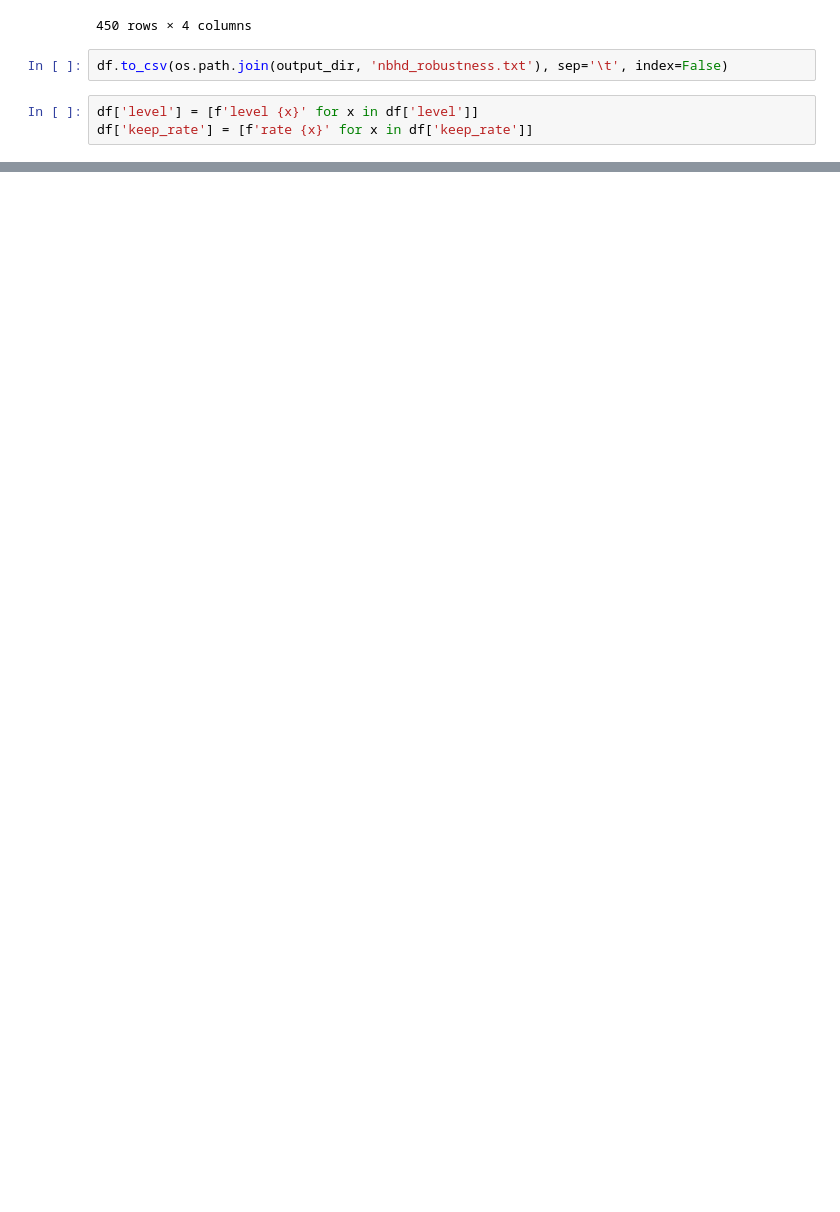
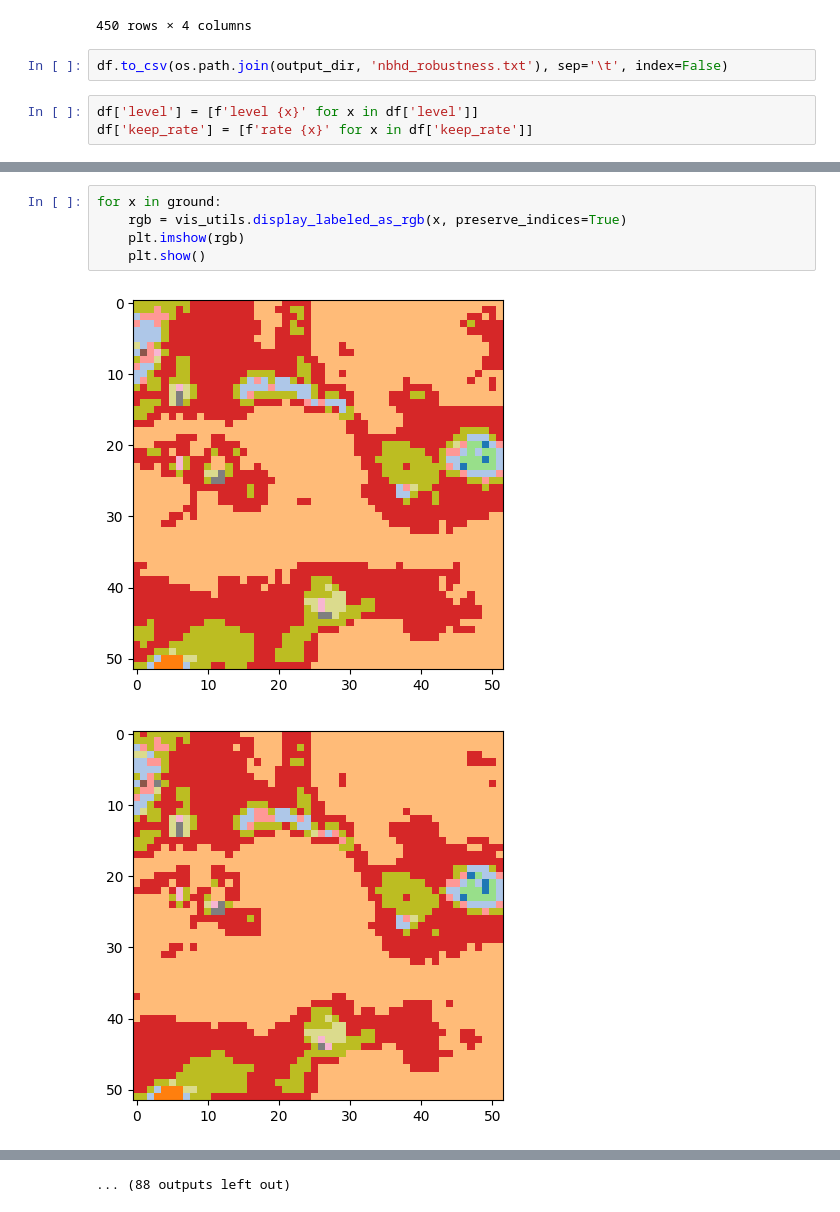
Before and after one commit to ding-lab/mushroom, a Jupyter notebook: notebooks/manuscript/submission_v1/step6_qc_analysis_lightsheet.ipynb, the cells around one changed output, grey strips where cells are left out. Drawn from its saved outputs; the diff is of its cells as text; blank space fills up the shorter version.

```diff
--- a/notebooks/manuscript/submission_v1/step6_qc_analysis_lightsheet.ipynb
+++ b/notebooks/manuscript/submission_v1/step6_qc_analysis_lightsheet.ipynb
@@ -242,3 +292,11 @@ r8 = np.load(case_to_level_to_rate_to_fp[case][2][8]).argmax(-1)
 ground.shape, r2.shape, r4.shape, r8.shape
 # %% [output]
 ((100, 52, 52), (99, 52, 52), (97, 52, 52), (97, 52, 52))
+# %%
+for x in ground:
+    rgb = vis_utils.display_labeled_as_rgb(x, preserve_indices=True)
+    plt.imshow(rgb)
+    plt.show()
+# %% [output]
+[figure, added]
+[figure, added]
@@ -245 +313,2 @@ ground.shape, r2.shape, r4.shape, r8.shape
+... (88 outputs left out)
 # %%
```
Also changed, not shown: parts of 13 cells of this notebook, 9 other files.
